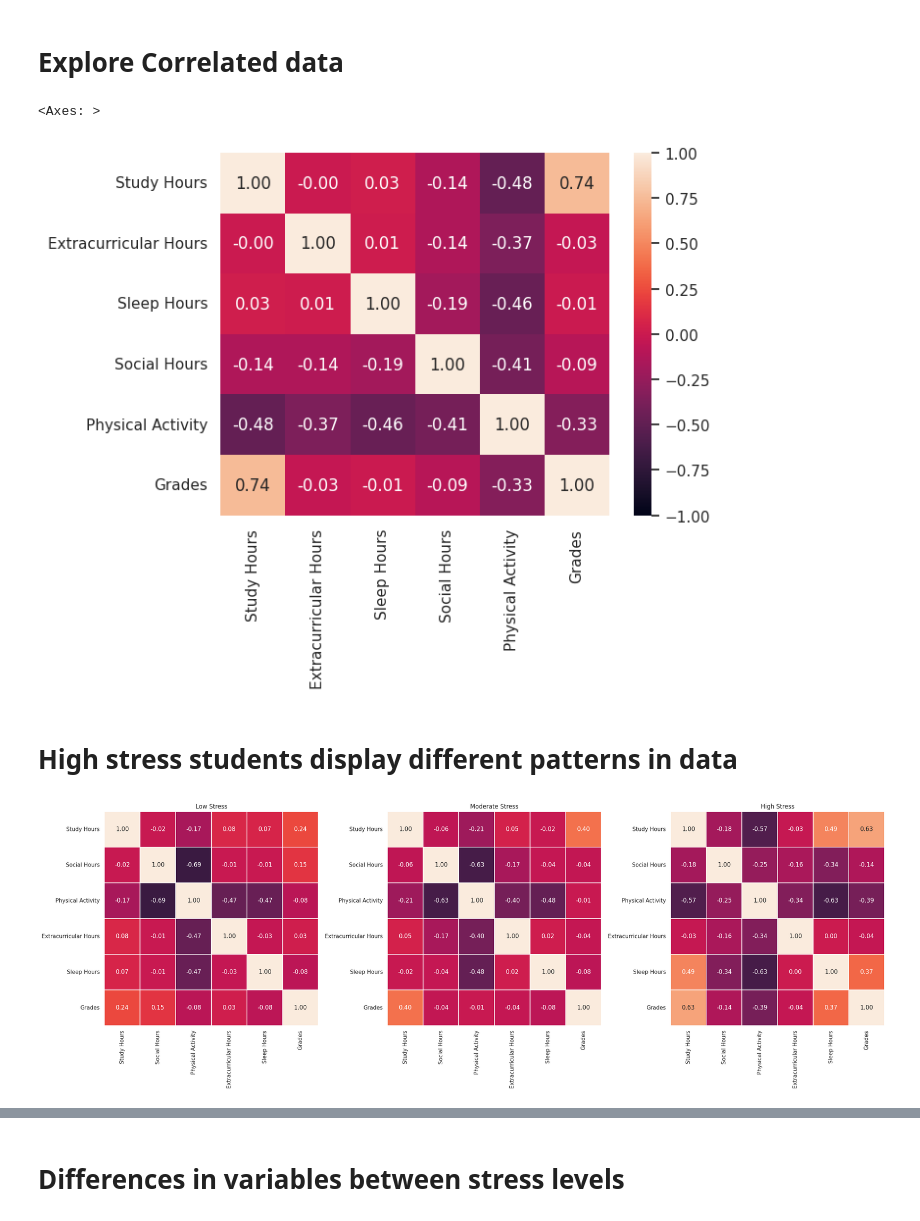
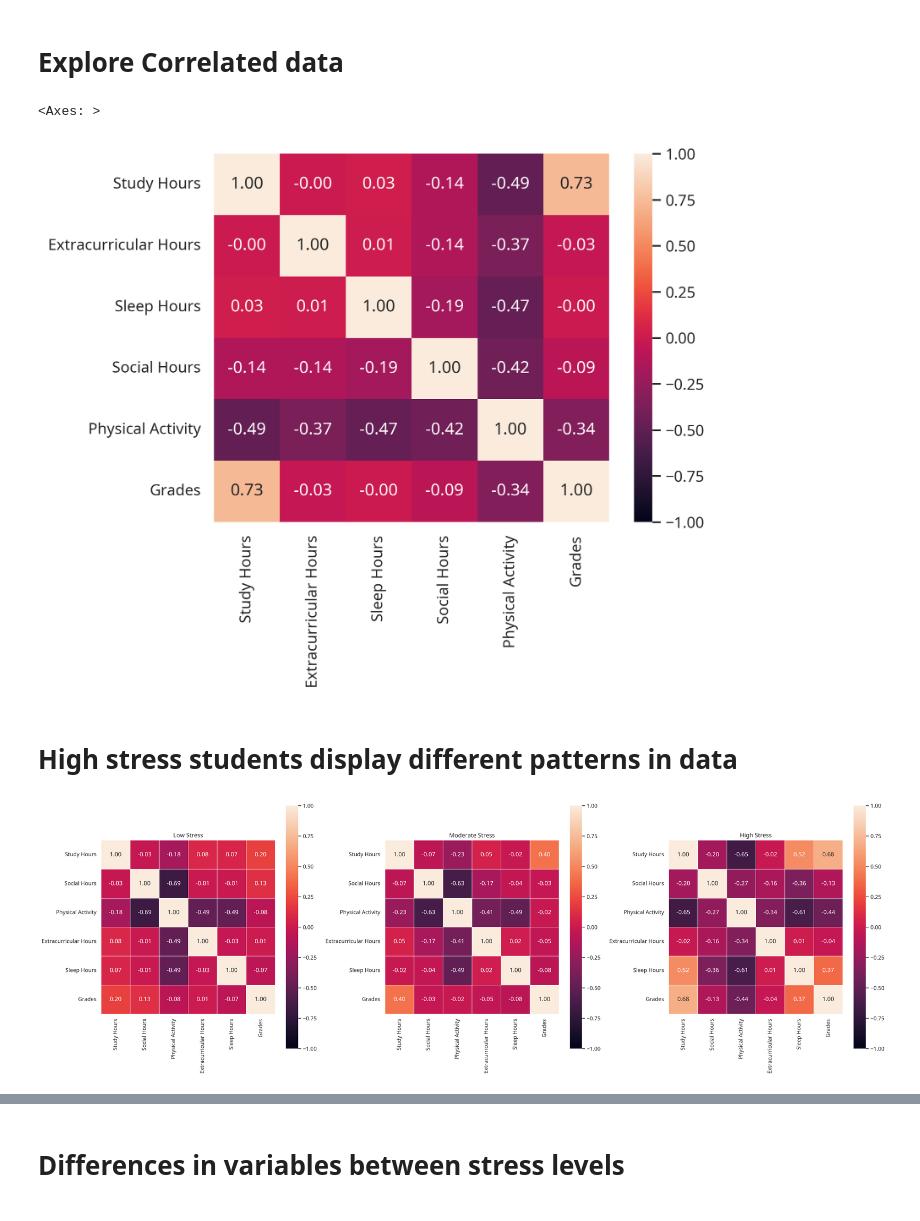
Before and after one commit to vramaiah/student-success-factors, a Jupyter notebook: student_success.ipynb, the cells around one changed output, grey strips where cells are left out. Drawn from its saved outputs; the diff is of its cells as text; code cells hidden in the pictures.

Commit message:
feat: Change fonts

```diff
--- a/student_success.ipynb
+++ b/student_success.ipynb
@@ -32,7 +32,9 @@ import seaborn as sns
 import seaborn.objects as so
 sns.set_theme(rc={
     "font.family": "sans-serif",
-    "font.sans-serif": ["DejaVu Sans"]
+    "font.sans-serif": ["Noto Sans"],
+    "figure.dpi":300,
+    'savefig.dpi':300
 })
 # %%
 from scipy import stats
@@ -93,7 +95,7 @@ num_df = df.drop([GENDER, STRESS, STRESS_GROUPED], axis=1)
 # %% [markdown]
 # Explore Correlated data
 # %%
-corr = num_df.corr(method='spearman')
+corr = num_df.corr(method='pearson')
 # %%
 abbreviated_vars = [abbreviate_column(col) for col in corr.columns]
 sns.heatmap(
@@ -108,7 +110,7 @@ sns.heatmap(
 )
 # %% [output]
 <Axes: >
-[figure, old version]
+[figure, new version]
 # %% [markdown]
 # High stress students display different patterns in data
 # %%
@@ -118,36 +120,36 @@ stress_levels = ['Low', 'Moderate', 'High']
 n = len(stress_levels)
 
 fig, axes = plt.subplots(1, n, figsize=(8 * n, 8), squeeze=False)
 
 for i, stress_level in enumerate(stress_levels):
     ax = axes[0, i]
     group = df[df[STRESS] == stress_level]
-    corr = group[variables].corr(method='spearman')
+    corr = group[variables].corr(method='pearson')
 
     mask = np.triu(np.ones_like(corr, dtype=bool))
 
     sns.heatmap(
         corr,
         annot=True,
         fmt=".2f",
         cmap="rocket",
         vmin=-1, vmax=1,
         center=0,
 #        mask=mask,
         linewidths=0.25,
         square=True,
-        cbar=False,           # show colorbar on every heatmap
+        cbar=True,           # show colorbar on every heatmap
         ax=ax,
         xticklabels=abbreviated_vars,
         yticklabels=abbreviated_vars
     )
     ax.set_title(f"{stress_level} Stress")
     ax.set_aspect('equal', adjustable='box')  # keep aspect ratio equal
 
 plt.tight_layout()
 plt.show()
 # %% [output]
-[figure, old version]
+[figure, new version]
 # %%
 variables = [STUDY, SOCIAL, PHYSICAL, CLUBS, SLEEP, GRADES]
 abberviated_vars = [abbreviate_column(col) for col in variables]
```
Also changed, not shown: parts of 8 cells of this notebook.
